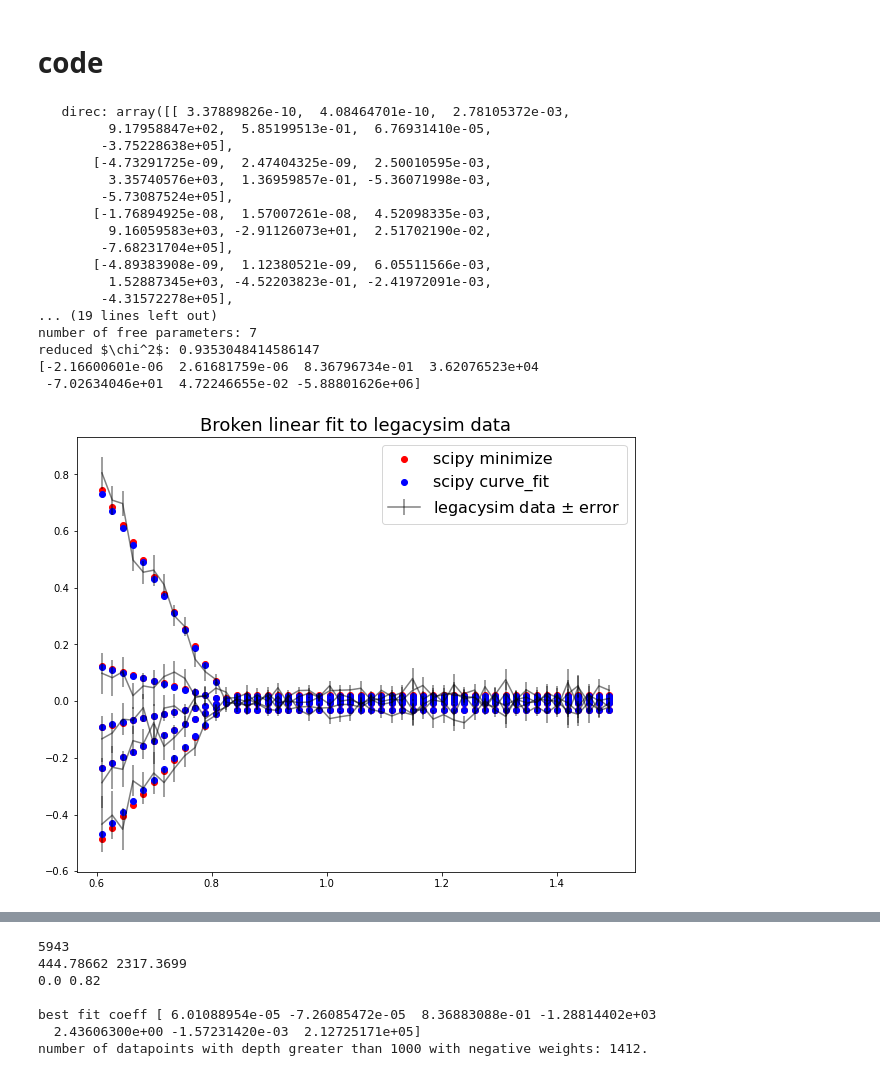
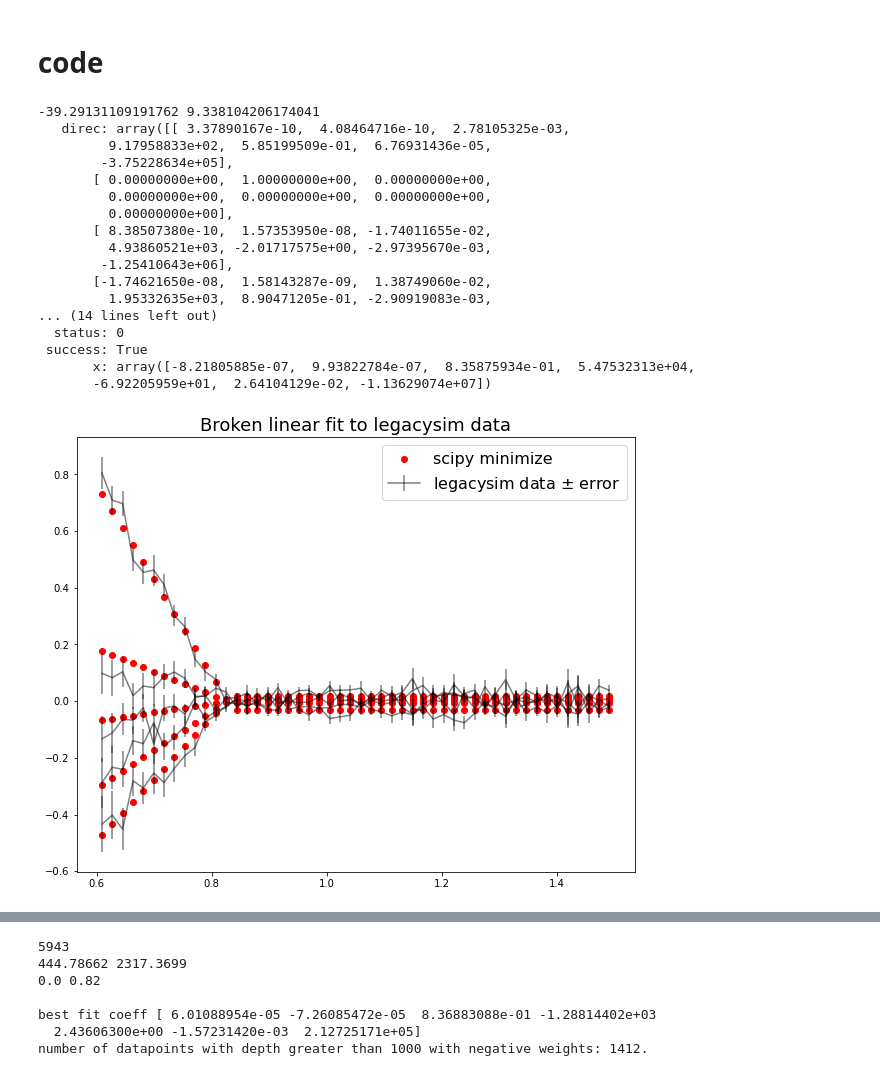
Before and after one commit to AlbertoRosado1/legacysim_runs, a Jupyter notebook: DA02/fitting_dndz.ipynb, the cells around one changed output, grey strips where cells are left out. Cells and saved outputs as stored; diff of their text form; code cells hidden in the pictures.

```diff
--- a/DA02/fitting_dndz.ipynb
+++ b/DA02/fitting_dndz.ipynb
@@ -261,7 +261,7 @@ class ELG_dndz:
             self.fit = fit
             self.bin_data_dndz()
             #if data=='legacysim':
-            #    self.new_weights = self.get_pred_weights()#*self.weights
+            self.new_weights = self.get_pred_weights()#*self.weights
             #elif data=='catalogue':
             #    self.new_weights = self.get_pred_weights() * self.weights
 
@@ -278,7 +278,15 @@ class ELG_dndz:
 
     def cost(self, params):
         dndz_pred = self.predict_dndz((self.z_h, self.depth_h), *params)
-        return  np.sum(((self.dndz_h - dndz_pred)/(self.yerr))**2)
+        penalty = 0
+        if np.any(dndz_pred < -0.9):
+            penalty += 1000
+        depth_max = [1500,]
+        dndz_pred_max = self.predict_dndz((self.z_h, depth_max), *params)
+        if np.any(dndz_pred_max < -0.9):
+            penalty += 1000
+
+        return  np.sum(((self.dndz_h - dndz_pred)/(self.yerr))**2) + penalty
 
     def bin_data_dndz(self):
         dndzw = np.histogram(self.z, bins=self.zbins, weights=self.weights)[0]
@@ -315,13 +323,8 @@ class ELG_dndz:
 
     def get_pred_weights(self):
         # apply fit at catalog level using optimal parameters obtained from fitting binned data
-        params = self.fit_dndz()[0]
-        if self.fit=='exponential':
-            f = self.predict_dndz_exp((self.z, self.depth),*params)
-        elif self.fit=='polynomial':
-            f = self.predict_dndz_pol((self.z, self.depth),*params)
-        else:
-            print('model used to fit must be exponential or polynomial')
+        params = self.test().x
+        f = self.predict_dndz((self.z, self.depth),*params)
         print(f.min(),f.max())
         #f = np.clip(f,-0.9,12)
         #f[f < 0] = 0 #abs(f[f < 0]) # change negatives to ?
@@ -418,52 +421,53 @@ data = ft.read(f'{test_dir}/data_{run}.fits')
 # %%
 # Here we look at the effect of using yerr when fitting
 
 fig = plt.figure(figsize=(10,8))
 
 test = ELG_dndz(legacysim_data, data='legacysim')
 res = test.test()
 print(res)
 params = res.x
 #print(params)
 dndz = test.predict_dndz((test.z_h, test.depth_h),*params)
 plt.scatter(test.z_h, dndz, color='red', label='scipy minimize')
 
-test2 = ELG_dndz_old(legacysim_data, data='legacysim', fit='exponential')
-test2.get_chi2()
-params = test2.fit_dndz()[0]
-print(params)
-dndz_err = test2.predict_dndz_exp((test2.z_h, test2.depth_h),*params)
-plt.scatter(test2.z_h, dndz_err, color='b', label='scipy curve_fit')
+#test2 = ELG_dndz_old(legacysim_data, data='legacysim', fit='exponential')
+#test2.get_chi2()
+#params = test2.fit_dndz()[0]
+#print(params)
+#dndz_err = test2.predict_dndz_exp((test2.z_h, test2.depth_h),*params)
+#plt.scatter(test2.z_h, dndz_err, color='b', label='scipy curve_fit')
 
 bins=test.bins-1
 kw= dict(color='k', alpha=0.5)
 plt.errorbar([],[],yerr=[], label=f'legacysim data $\pm$ error',**kw)
 for ite in range(10):
     i, j = (bins)*ite, (bins)*(ite+1)
     plt.errorbar(test.z_h[i:j], test.dndz_h[i:j], yerr=test.yerr[i:j], **kw)
     #plt.plot(test.z_h[i:j], (test.dndz_h[i:j]+1)/(dndz_err+1), yerr=test.yerr[i:j], **kw)
 plt.legend(fontsize=16)
 plt.title('Broken linear fit to legacysim data', fontsize=18)
 plt.show()
 #print(test.pred_weights.min(), test.pred_weights.max())
+#(a + b*z) * (d*depth + e*depth**2 + f*depth**3 + g))
 # %% [output]
-   direc: array([[ 3.37889826e-10,  4.08464701e-10,  2.78105372e-03,
-         9.17958847e+02,  5.85199513e-01,  6.76931410e-05,
-        -3.75228638e+05],
-       [-4.73291725e-09,  2.47404325e-09,  2.50010595e-03,
-         3.35740576e+03,  1.36959857e-01, -5.36071998e-03,
-        -5.73087524e+05],
-       [-1.76894925e-08,  1.57007261e-08,  4.52098335e-03,
-         9.16059583e+03, -2.91126073e+01,  2.51702190e-02,
-        -7.68231704e+05],
-       [-4.89383908e-09,  1.12380521e-09,  6.05511566e-03,
-         1.52887345e+03, -4.52203823e-01, -2.41972091e-03,
-        -4.31572278e+05],
-... (19 lines left out)
-number of free parameters: 7
-reduced $\chi^2$: 0.9353048414586147
-[-2.16600601e-06  2.61681759e-06  8.36796734e-01  3.62076523e+04
- -7.02634046e+01  4.72246655e-02 -5.88801626e+06]
+-39.29131109191762 9.338104206174041
+   direc: array([[ 3.37890167e-10,  4.08464716e-10,  2.78105325e-03,
+         9.17958833e+02,  5.85199509e-01,  6.76931436e-05,
+        -3.75228634e+05],
+       [ 0.00000000e+00,  1.00000000e+00,  0.00000000e+00,
+         0.00000000e+00,  0.00000000e+00,  0.00000000e+00,
+         0.00000000e+00],
+       [ 8.38507380e-10,  1.57353950e-08, -1.74011655e-02,
+         4.93860521e+03, -2.01717575e+00, -2.97395670e-03,
+        -1.25410643e+06],
+       [-1.74621650e-08,  1.58143287e-09,  1.38749060e-02,
+         1.95332635e+03,  8.90471205e-01, -2.90919083e-03,
+... (14 lines left out)
+  status: 0
+ success: True
+       x: array([-8.21805885e-07,  9.93822784e-07,  8.35875934e-01,  5.47532313e+04,
+       -6.92205959e+01,  2.64104129e-02, -1.13629074e+07])
-[figure, old version]
+[figure, new version]
 # %%
 test = ELG_dndz(legacysim_data, data='legacysim', fit='exponential')
```
Also changed, not shown: parts of 3 cells of this notebook.
